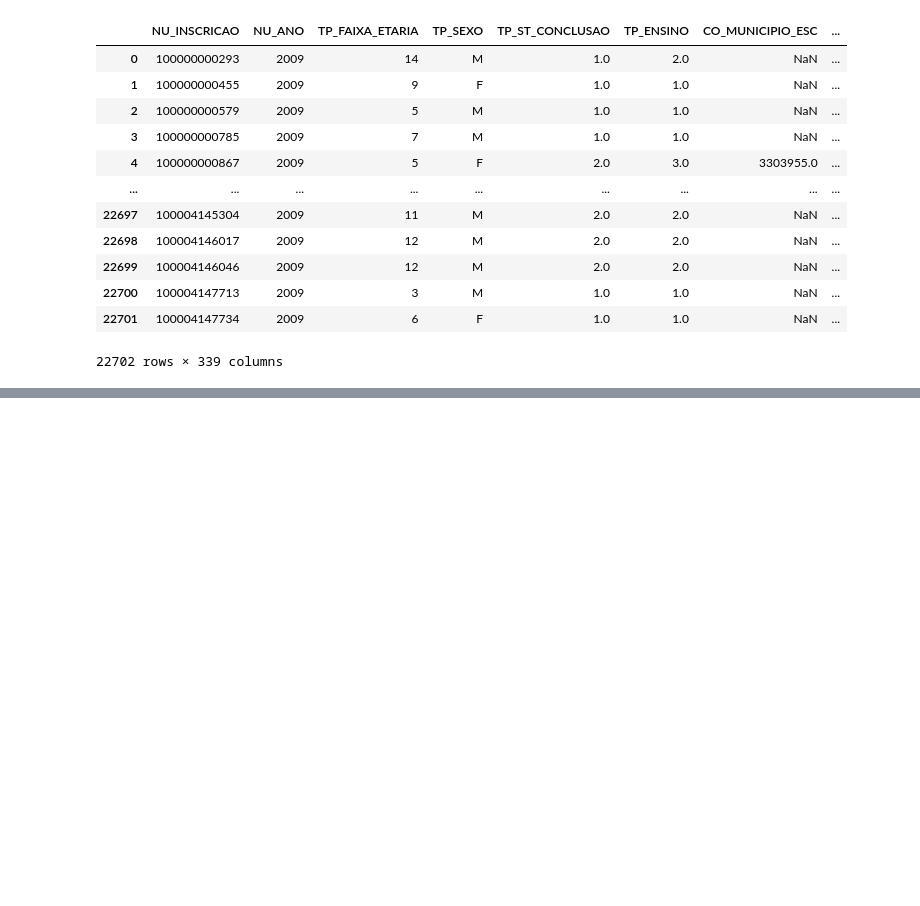
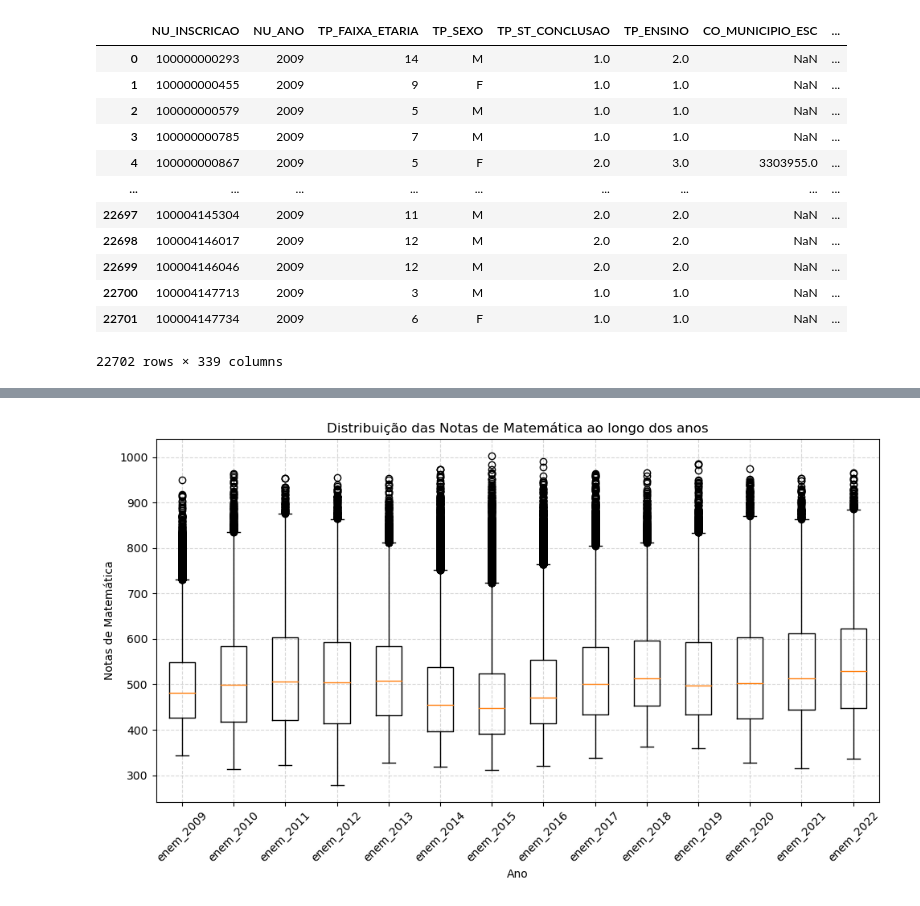
Before and after one commit to atp/enem, a Jupyter notebook: 08 - Matemática ao longo dos anos.ipynb, the cells around one changed output, grey strips where cells are left out. Cells and saved outputs as stored; diff of their text form; code cells hidden in the pictures; blank space fills up the shorter version.

```diff
--- a/08 - Matemática ao longo dos anos.ipynb
+++ b/08 - Matemática ao longo dos anos.ipynb
@@ -40,27 +25,0 @@ enem_2021
-# %%
-import pandas as pd
-
-def read_enem_data():
-    dataframes = {}
-
-    for i in range(2009, 2023):
-        file_path = f"data/enem_1_{i}.csv"  # Caminho do arquivo CSV
-        try:
-            df = pd.read_csv(file_path)  # Lê o arquivo CSV
-            dataframes[f"enem_{i}"] = df  # Adiciona ao dicionário com a chave 'enem_XXXX'
-        except FileNotFoundError:
-            print(f"Arquivo {file_path} não encontrado.")
-
-    return dataframes
-
-# Chame a função para ler os DataFrames
-enem_dataframes = read_enem_data()
-
-# Agora você pode acessar os DataFrames individualmente, por exemplo:
-# df_2009 = enem_dataframes["enem_2009"]
-# df_2010 = enem_dataframes["enem_2010"]
-
-# Ou iterar sobre eles:
-for year, df in enem_dataframes.items():
-    print(f"Ano: {year}")
-    print(df.head())  # Exibe as primeiras linhas do DataFrame
@@ -87,0 +142,16 @@ Ano: enem_2009
+# %%
+
+# Criação do boxplot
+plt.figure(figsize=(10, 6))
+plt.boxplot(data, labels=enem_dataframes.keys())
+plt.xlabel("Ano")
+plt.ylabel("Notas de Matemática")
+plt.title("Distribuição das Notas de Matemática ao longo dos anos")
+plt.xticks(rotation=45)
+plt.grid(True, linestyle='--', alpha=0.5)
+plt.tight_layout()
+
+# Exibe o gráfico
+plt.show()
+# %% [output]
+[figure, added]
```
Also changed, not shown: parts of 5 cells of this notebook, 2 other files.
